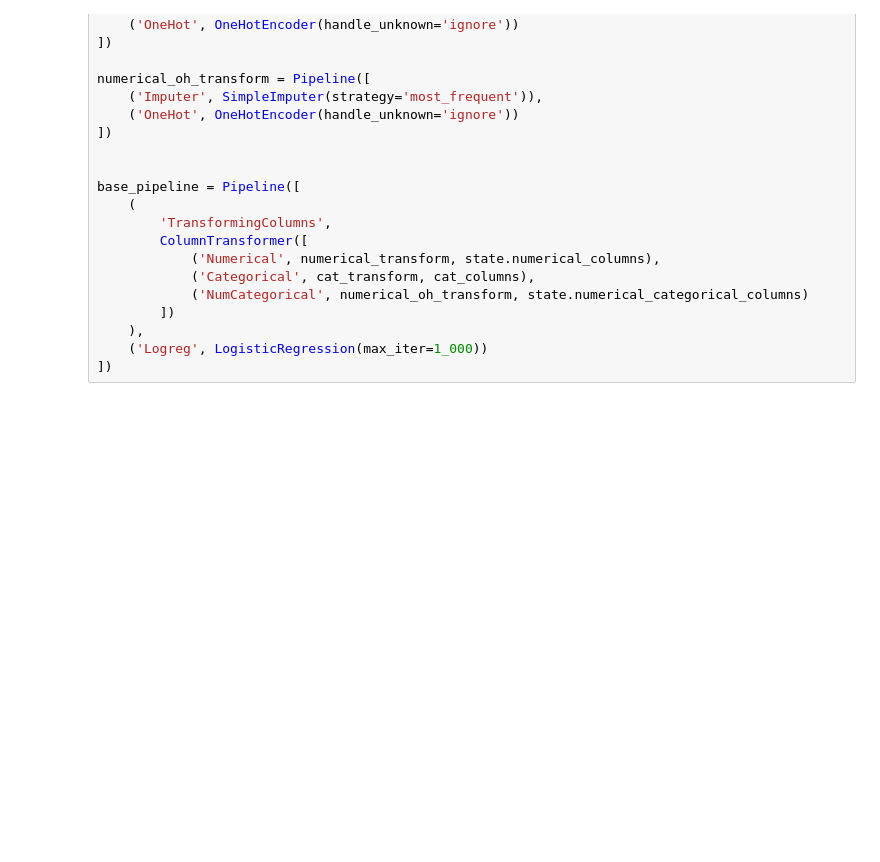
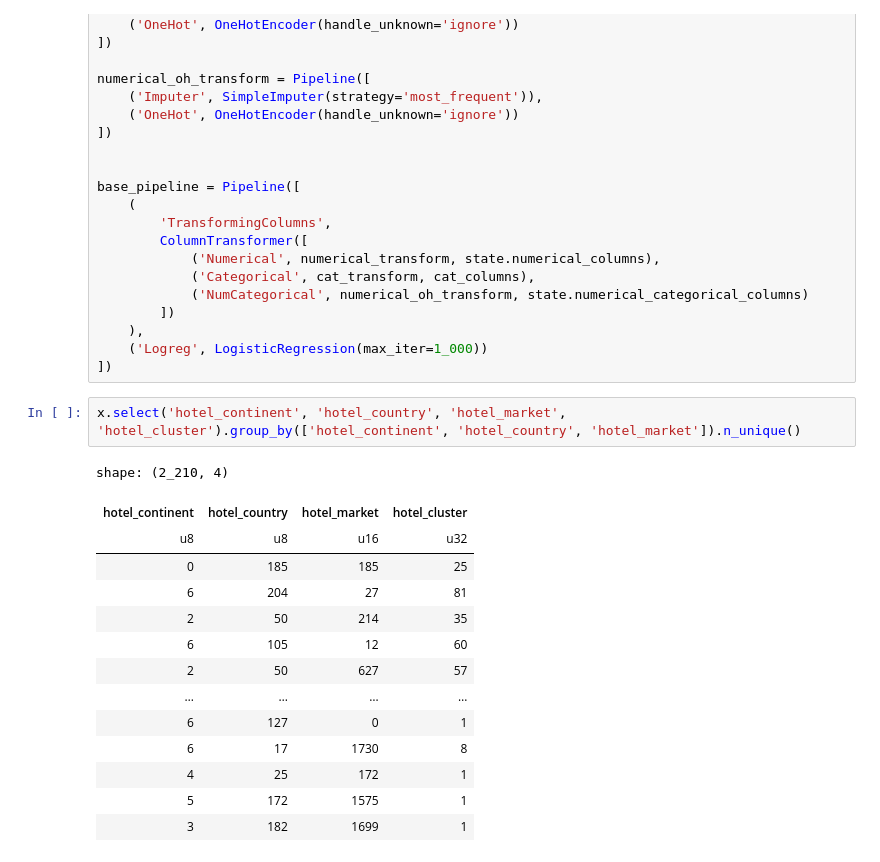
Before and after one commit to artemgalyan/magic, a Jupyter notebook: 02-hotels/notebooks/2.0-gaa-modeling-baseline.ipynb, the cells around one changed output. Cells and saved outputs as stored; diff of their text form; blank space fills up the shorter version.

```diff
--- a/02-hotels/notebooks/2.0-gaa-modeling-baseline.ipynb
+++ b/02-hotels/notebooks/2.0-gaa-modeling-baseline.ipynb
@@ -315,6 +312,23 @@ base_pipeline = Pipeline([
     ),
     ('Logreg', LogisticRegression(max_iter=1_000))
 ])
+# %%
+x.select('hotel_continent', 'hotel_country', 'hotel_market', 'hotel_cluster').group_by(['hotel_continent', 'hotel_country', 'hotel_market']).n_unique()
+# %% [output]
+shape: (2_210, 4)
+| hotel_continent | hotel_country | hotel_market | hotel_cluster |
+| u8 | u8 | u16 | u32 |
+| 0 | 185 | 185 | 25 |
+| 6 | 204 | 27 | 81 |
+| 2 | 50 | 214 | 35 |
+| 6 | 105 | 12 | 60 |
+| 2 | 50 | 627 | 57 |
+| … | … | … | … |
+| 6 | 127 | 0 | 1 |
+| 6 | 17 | 1730 | 8 |
+| 4 | 25 | 172 | 1 |
+| 5 | 172 | 1575 | 1 |
+| 3 | 182 | 1699 | 1 |
 # %%
 from collections import defaultdict
 
```
Also changed, not shown: parts of 7 cells of this notebook.
